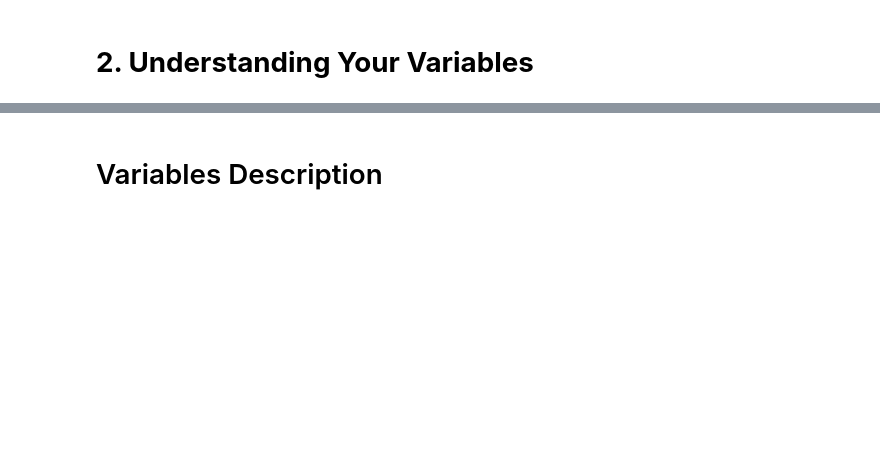
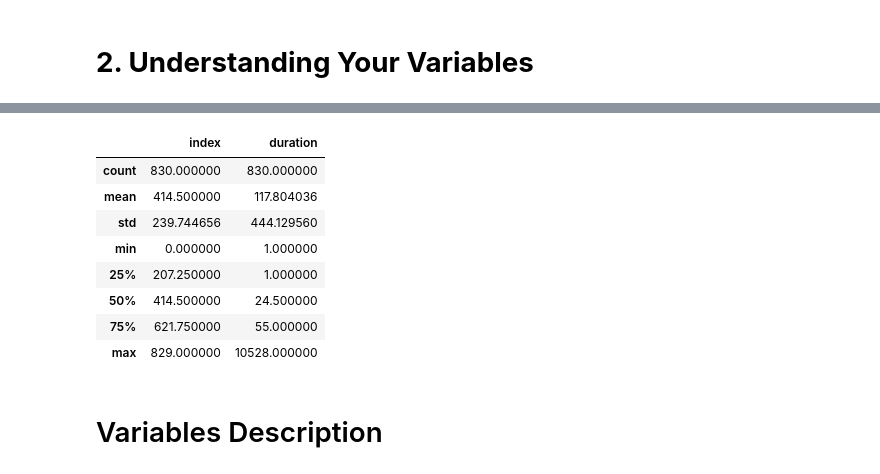
Before and after one commit to Jit562/EDA_PHONE_DATA_CAPTIONS_PROJECT, a Jupyter notebook: EDA_PHONE_DATA_PROJECT.ipynb, the cells around one changed output, grey strips where cells are left out. Saved outputs shown, nothing was run; the diff lists cells and outputs as text; code cells hidden in the pictures; blank space fills up the shorter version.

```diff
--- a/EDA_PHONE_DATA_PROJECT.ipynb
+++ b/EDA_PHONE_DATA_PROJECT.ipynb
@@ -190,2 +211,14 @@ plt.show()
+# %%
+df.describe()
+# %% [output]
+|  | index | duration |
+| count | 830.000000 | 830.000000 |
+| mean | 414.500000 | 117.804036 |
+| std | 239.744656 | 444.129560 |
+| min | 0.000000 | 1.000000 |
+| 25% | 207.250000 | 1.000000 |
+| 50% | 414.500000 | 24.500000 |
+| 75% | 621.750000 | 55.000000 |
+| max | 829.000000 | 10528.000000 |
 # %% [markdown]
 # Variables Description
```
Also changed, not shown: parts of 28 cells of this notebook.
